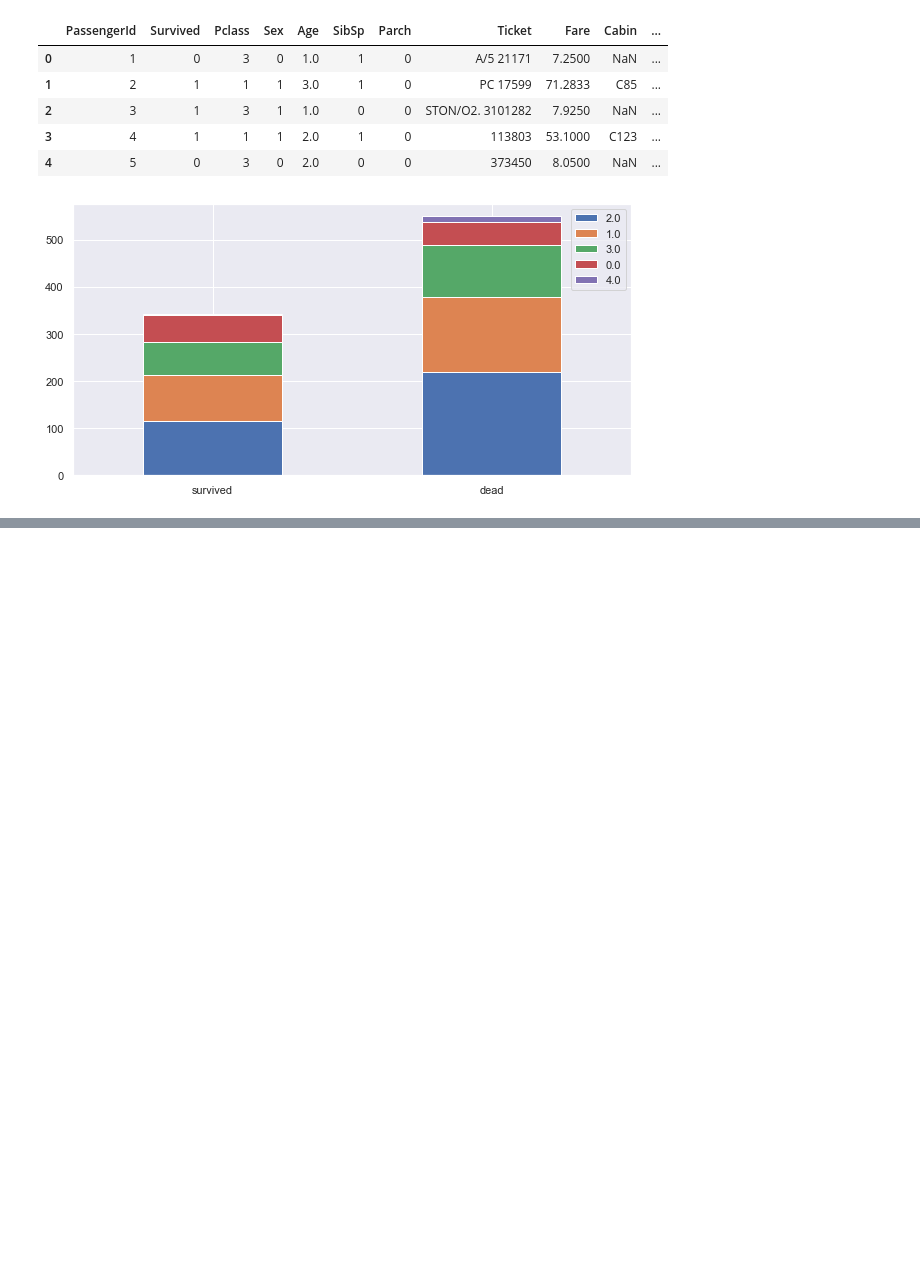
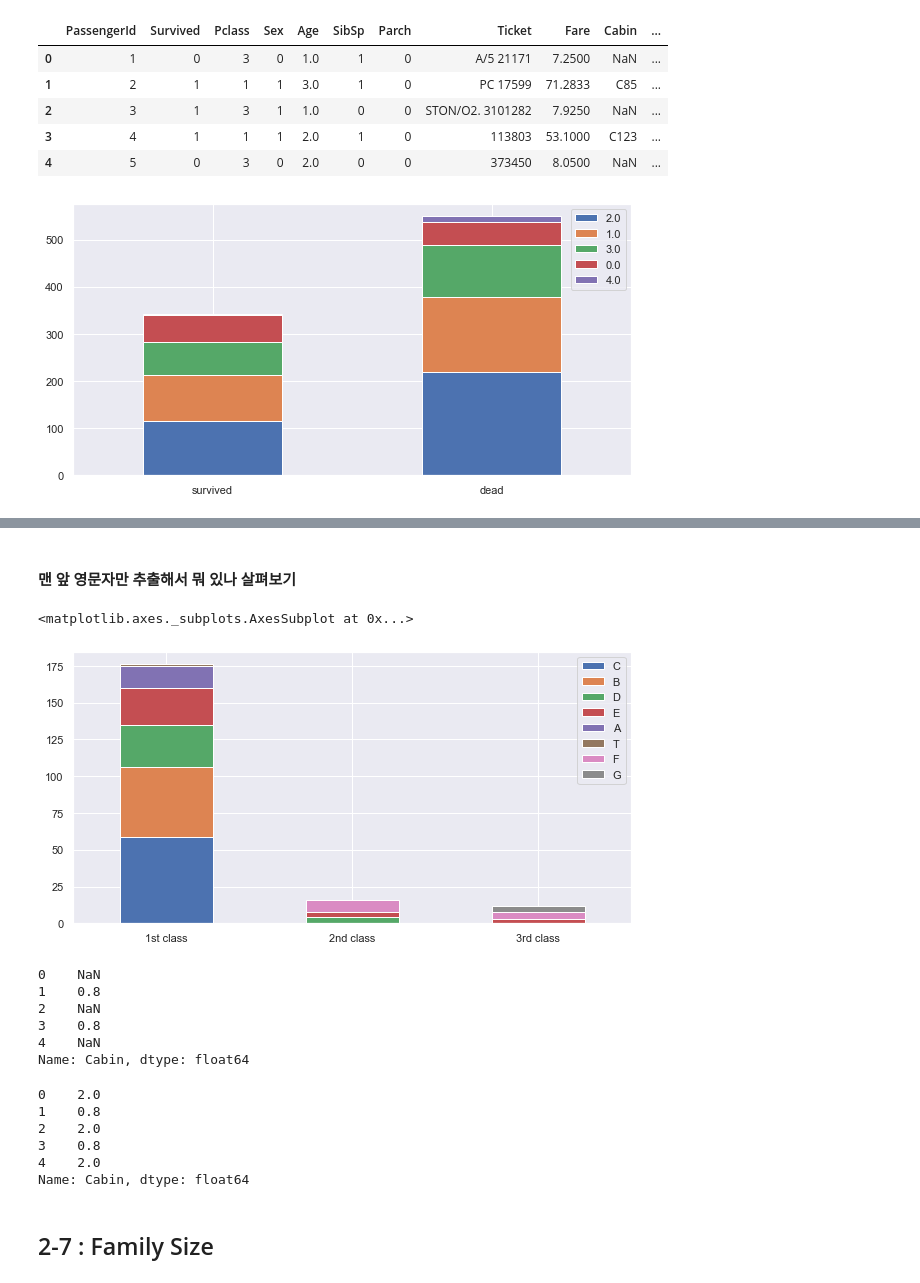
Before and after one commit to Kstyle0710/my_titanic, a Jupyter notebook: my_titanic.ipynb, the cells around one changed output, grey strips where cells are left out. Cells and saved outputs as stored; diff of their text form; code cells hidden in the pictures; blank space fills up the shorter version.

```diff
--- a/my_titanic.ipynb
+++ b/my_titanic.ipynb
@@ -312,0 +404,2 @@ bar_chart("Age")
+# %% [markdown]
+#### 맨 앞 영문자만 추출해서 뭐 있나 살펴보기
@@ -312,0 +409,10 @@ bar_chart("Age")
+# %%
+Pclass1 = train_df[train_df['Pclass'] == 1]['Cabin'].value_counts()
+Pclass2 = train_df[train_df['Pclass'] == 2]['Cabin'].value_counts()
+Pclass3= train_df[train_df['Pclass'] == 3]['Cabin'].value_counts()
+df = pd.DataFrame([Pclass1, Pclass2, Pclass3])
+df.index = ['1st class', '2nd class', '3rd class']
+df.plot(kind='bar', stacked=True, figsize=(10, 5), rot=0)
+# %% [output]
+<matplotlib.axes._subplots.AxesSubplot at 0x...>
+[figure, added]
@@ -312,0 +423,9 @@ bar_chart("Age")
+# %%
+train_df['Cabin'].head()
+# %% [output]
+0    NaN
+1    0.8
+2    NaN
+3    0.8
+4    NaN
+Name: Cabin, dtype: float64
@@ -312,0 +435,11 @@ bar_chart("Age")
+# %%
+train_df['Cabin'].head()
+# %% [output]
+0    2.0
+1    0.8
+2    2.0
+3    0.8
+4    2.0
+Name: Cabin, dtype: float64
+# %% [markdown]
+## 2-7 :  Family Size
```
Also changed, not shown: parts of 26 cells of this notebook.
